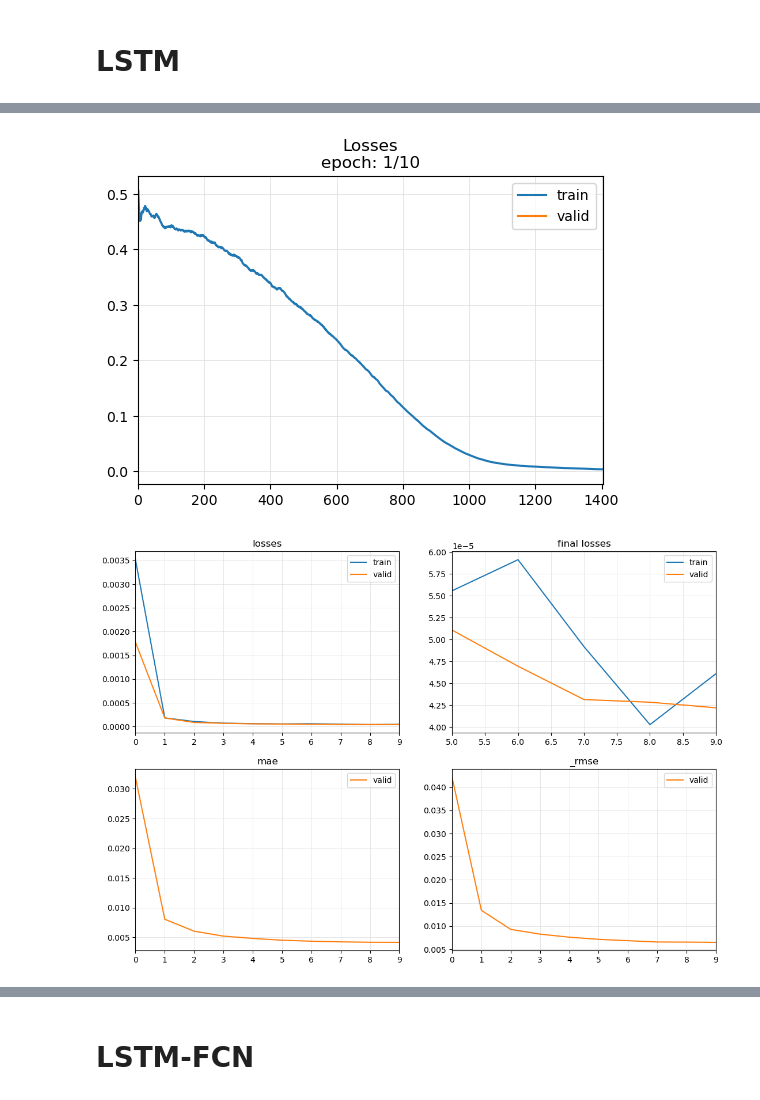
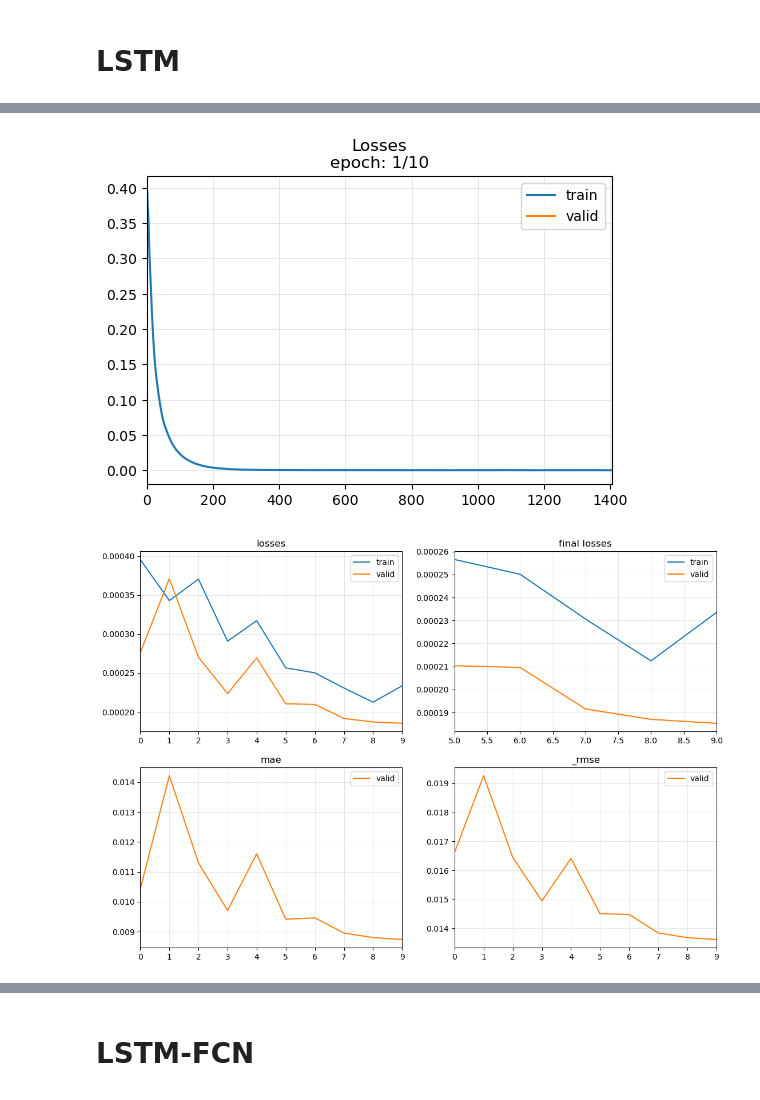
Before and after one commit to lukasmartinsson/Master-Thesis, a Jupyter notebook: Regression.ipynb, the cells around one changed output, grey strips where cells are left out. Saved outputs shown, nothing was run; the diff lists cells and outputs as text; code cells hidden in the pictures.

```diff
--- a/Regression.ipynb
+++ b/Regression.ipynb
@@ -33,7 +33,7 @@ data = 'twelve'
 index = '1min'
 CLF = False
 buckets = 10
-lag = 3
+lag = 5
 sequence_length = 20
 
 data_train, data_test ,s = preprocessing(df,
@@ -119,7 +119,7 @@ SuggestedLRs(valley=0.0063095735386013985)
 # %%
 learn = ts_learner(dls, LSTMPlus, metrics=[mae, rmse], cbs=ShowGraph())
-learn.fit_one_cycle(10,1e-4)
+learn.fit_one_cycle(10,1e-2)
 # %% [output]
-[figure, old version]
+[figure, new version]
-[figure, old version]
+[figure, new version]
 # %%
```
Also changed, not shown: parts of 14 cells of this notebook, 1 other file.
